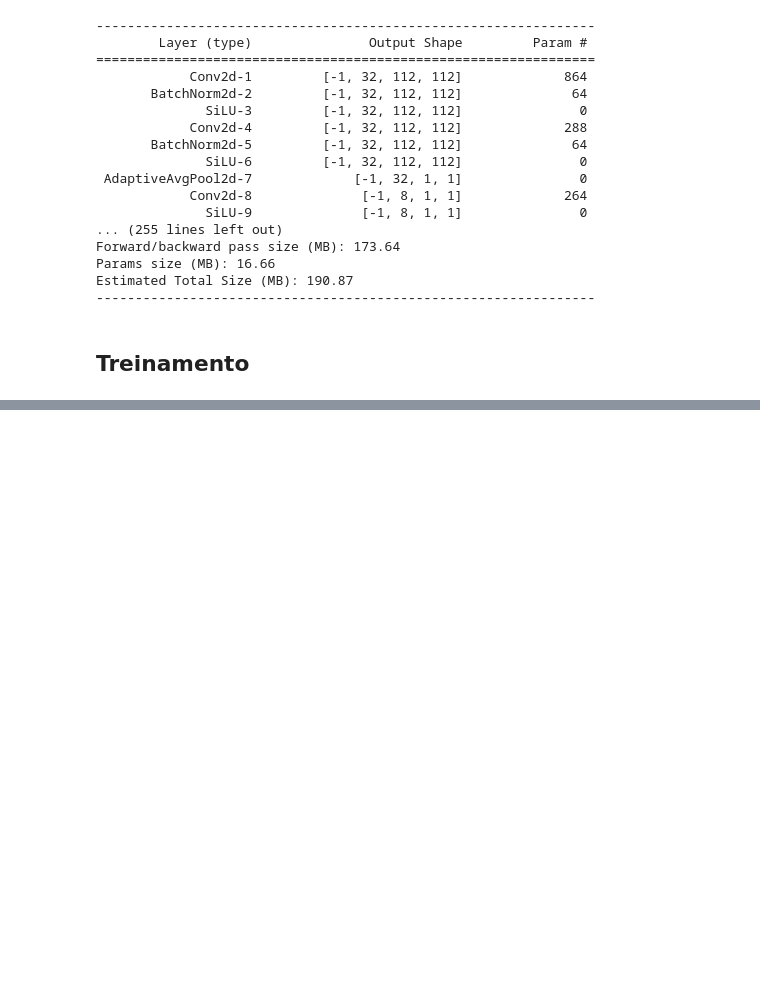
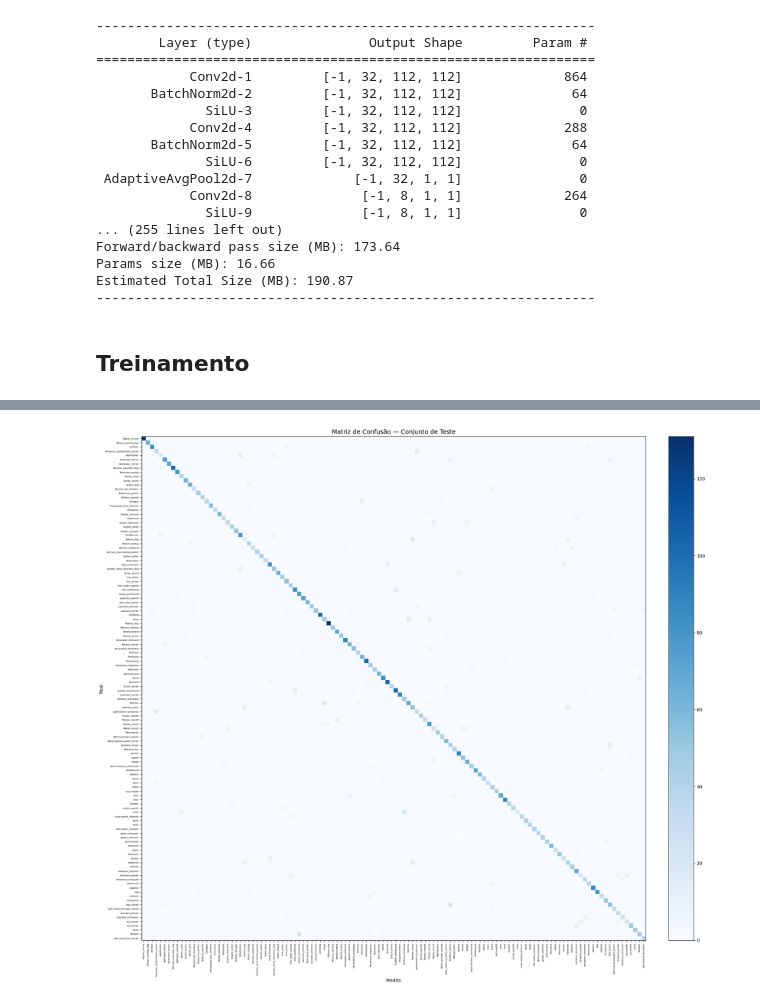
Before and after one commit to RaffaellaSantos/efficientNetB0, a Jupyter notebook: Topicos1_2026_1_AP1.ipynb, the cells around one changed output, grey strips where cells are left out. Cells and saved outputs as stored; diff of their text form; code cells hidden in the pictures; blank space fills up the shorter version.

```diff
--- a/Topicos1_2026_1_AP1.ipynb
+++ b/Topicos1_2026_1_AP1.ipynb
@@ -200,6 +201,9 @@ class Modelo_Adaptado(nn.Module):
         nn.Linear(256, num_classes)
     )
 
+    for param in self.enbzero.features[-2:].parameters():
+      param.requires_grad = True
+
   def forward(self, x):
     return self.enbzero(x)
 # %%
@@ -373,0 +412,20 @@ df.to_csv("historico_treinamento.csv", index=False)
+# %%
+modelo.load_state_dict(torch.load('./data/efficientnetb0_dogs_best.pth', map_location=device))
+modelo.eval()
+
+todas_predicoes = []
+todos_labels = []
+
+with torch.no_grad():
+  for images, labels in DataLoaderTeste:
+    images = images.to(device)
+    labels = labels.to(device)
+
+    outputs = modelo(images)
+    _, preds = torch.max(outputs, 1)
+
+    todas_predicoes.extend(preds.cpu().numpy())
+    todos_labels.extend(labels.cpu().numpy())
+
+todas_predicoes = np.array(todas_predicoes)
+todos_labels = np.array(todos_labels)
@@ -373,0 +520,18 @@ df.to_csv("historico_treinamento.csv", index=False)
+# %%
+cm = confusion_matrix(todos_labels, todas_predicoes)
+
+fig, ax = plt.subplots(figsize=(20, 18))
+ax.imshow(cm, cmap="Blues", interpolation="nearest")
+ax.set_xticks(range(len(nomes_classes)))
+ax.set_yticks(range(len(nomes_classes)))
+ax.set_xticklabels(nomes_classes, rotation=90, fontsize=5)
+ax.set_yticklabels(nomes_classes, fontsize=5)
+ax.set_xlabel("Predito")
+ax.set_ylabel("Real")
+ax.set_title("Matriz de Confusão — Conjunto de Teste", fontsize=14)
+plt.colorbar(ax.images[0], ax=ax, fraction=0.046, pad=0.04)
+plt.tight_layout()
+plt.savefig("matriz_confusao.png", dpi=150, bbox_inches="tight")
+plt.show()
+# %% [output]
+[figure, added]
```
Also changed, not shown: parts of 10 cells of this notebook, 4 other files.
